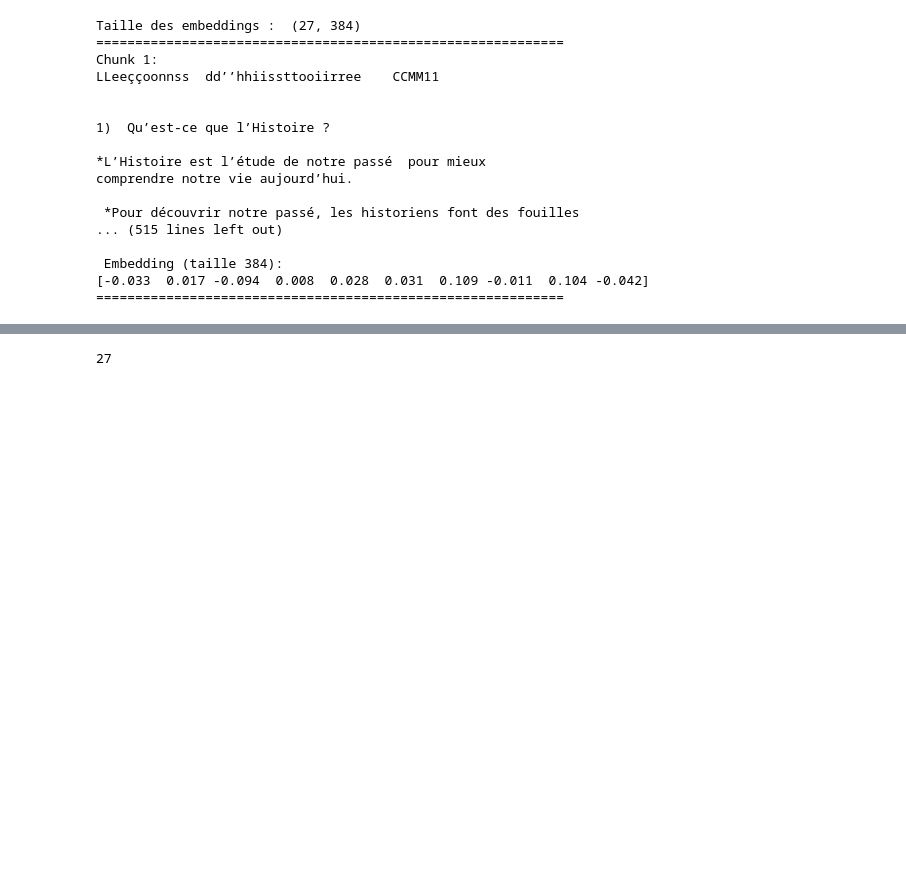
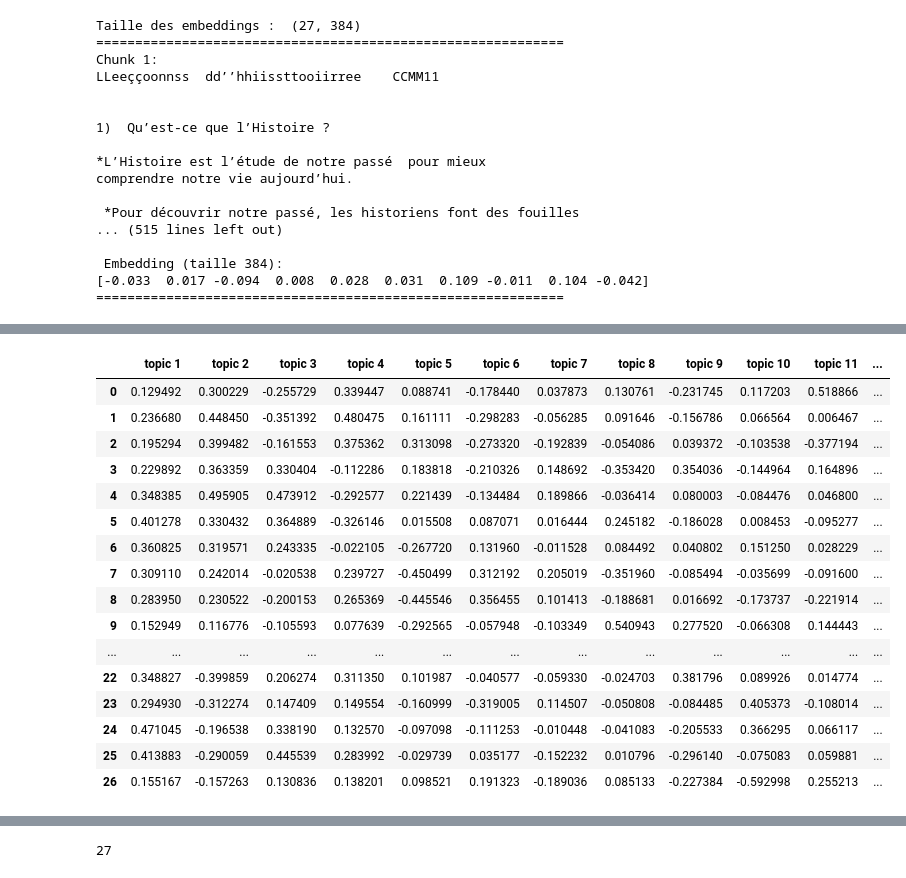
Before and after one commit to cnqs-jedha/pdf_to_quiz, a Jupyter notebook: exploration/prompt_to_llm_2.ipynb, the cells around one changed output, grey strips where cells are left out. Drawn from its saved outputs; the diff is of its cells as text; code cells hidden in the pictures; blank space fills up the shorter version.

```diff
--- a/exploration/prompt_to_llm_2.ipynb
+++ b/exploration/prompt_to_llm_2.ipynb
@@ -162,0 +392,22 @@ comprendre notre vie aujourd’hui.
+# %%
+topic_df = pd.DataFrame(lsa, columns=["topic {}".format(i+1) for i in range(k)], index=df.index)
+topic_df['string'] = df['nlp_ready'].values
+topic_df
+# %% [output]
+|  | topic 1 | topic 2 | topic 3 | topic 4 | topic 5 | topic 6 | topic 7 | topic 8 | topic 9 | topic 10 | topic 11 | ... |
+| 0 | 0.129492 | 0.300229 | -0.255729 | 0.339447 | 0.088741 | -0.178440 | 0.037873 | 0.130761 | -0.231745 | 0.117203 | 0.518866 | ... |
+| 1 | 0.236680 | 0.448450 | -0.351392 | 0.480475 | 0.161111 | -0.298283 | -0.056285 | 0.091646 | -0.156786 | 0.066564 | 0.006467 | ... |
+| 2 | 0.195294 | 0.399482 | -0.161553 | 0.375362 | 0.313098 | -0.273320 | -0.192839 | -0.054086 | 0.039372 | -0.103538 | -0.377194 | ... |
+| 3 | 0.229892 | 0.363359 | 0.330404 | -0.112286 | 0.183818 | -0.210326 | 0.148692 | -0.353420 | 0.354036 | -0.144964 | 0.164896 | ... |
+| 4 | 0.348385 | 0.495905 | 0.473912 | -0.292577 | 0.221439 | -0.134484 | 0.189866 | -0.036414 | 0.080003 | -0.084476 | 0.046800 | ... |
+| 5 | 0.401278 | 0.330432 | 0.364889 | -0.326146 | 0.015508 | 0.087071 | 0.016444 | 0.245182 | -0.186028 | 0.008453 | -0.095277 | ... |
+| 6 | 0.360825 | 0.319571 | 0.243335 | -0.022105 | -0.267720 | 0.131960 | -0.011528 | 0.084492 | 0.040802 | 0.151250 | 0.028229 | ... |
+| 7 | 0.309110 | 0.242014 | -0.020538 | 0.239727 | -0.450499 | 0.312192 | 0.205019 | -0.351960 | -0.085494 | -0.035699 | -0.091600 | ... |
+| 8 | 0.283950 | 0.230522 | -0.200153 | 0.265369 | -0.445546 | 0.356455 | 0.101413 | -0.188681 | 0.016692 | -0.173737 | -0.221914 | ... |
+| 9 | 0.152949 | 0.116776 | -0.105593 | 0.077639 | -0.292565 | -0.057948 | -0.103349 | 0.540943 | 0.277520 | -0.066308 | 0.144443 | ... |
+| ... | ... | ... | ... | ... | ... | ... | ... | ... | ... | ... | ... | ... |
+| 22 | 0.348827 | -0.399859 | 0.206274 | 0.311350 | 0.101987 | -0.040577 | -0.059330 | -0.024703 | 0.381796 | 0.089926 | 0.014774 | ... |
+| 23 | 0.294930 | -0.312274 | 0.147409 | 0.149554 | -0.160999 | -0.319005 | 0.114507 | -0.050808 | -0.084485 | 0.405373 | -0.108014 | ... |
+| 24 | 0.471045 | -0.196538 | 0.338190 | 0.132570 | -0.097098 | -0.111253 | -0.010448 | -0.041083 | -0.205533 | 0.366295 | 0.066117 | ... |
+| 25 | 0.413883 | -0.290059 | 0.445539 | 0.283992 | -0.029739 | 0.035177 | -0.152232 | 0.010796 | -0.296140 | -0.075083 | 0.059881 | ... |
+| 26 | 0.155167 | -0.157263 | 0.130836 | 0.138201 | 0.098521 | 0.191323 | -0.189036 | 0.085133 | -0.227384 | -0.592998 | 0.255213 | ... |
```
Also changed, not shown: parts of 16 cells of this notebook, 5 other files.
